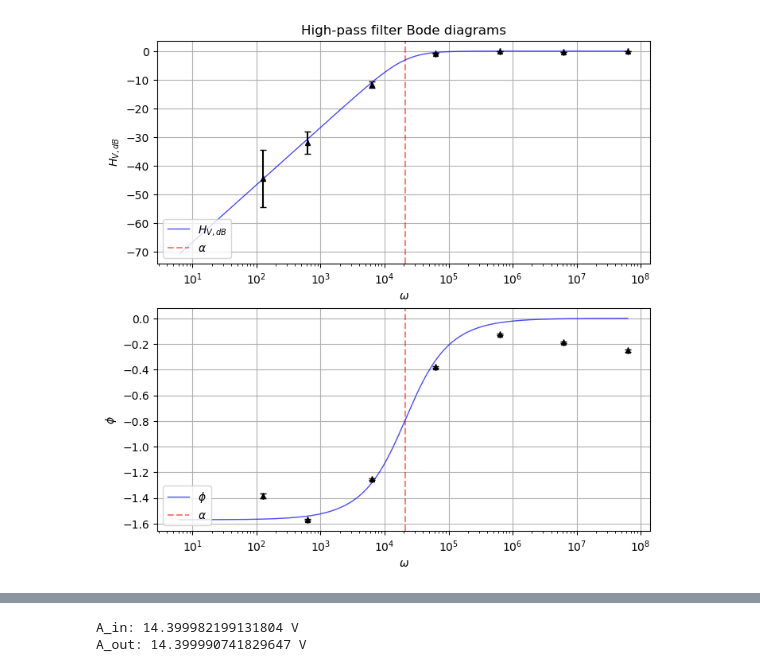
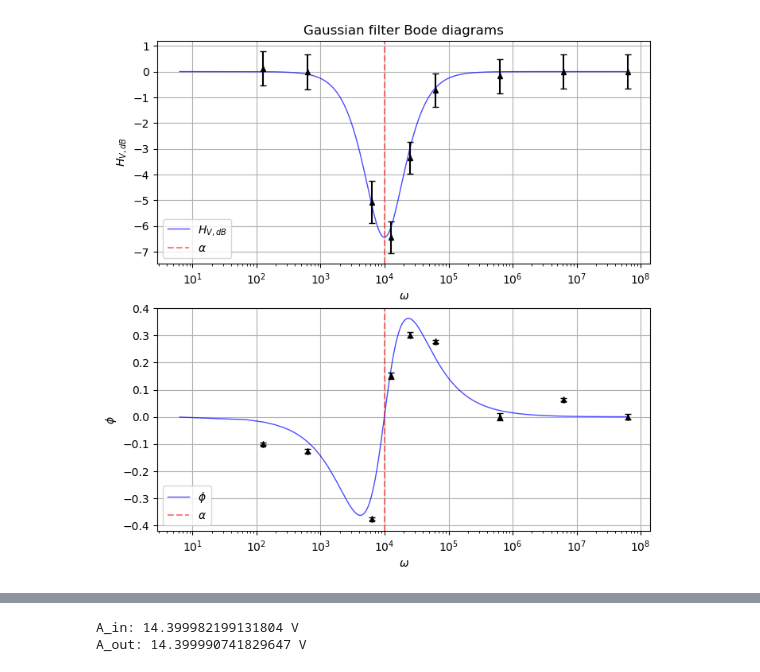
Before and after one commit to JustaPurpleWolf/Undergraduate-Physics-Methods, a Jupyter notebook: Electronics/passive-filters.ipynb, the cells around one changed output, grey strips where cells are left out. Cells and saved outputs as stored; diff of their text form; code cells hidden in the pictures.

Commit message:
Passive filters

```diff
--- a/Electronics/passive-filters.ipynb
+++ b/Electronics/passive-filters.ipynb
@@ -37,7 +6,7 @@ plt.show()
 # %%
-f = 1
+f = 2
 R, C = 10 * 1E3, 4.7 * 1E-9 # Ohms, Farads
-alpha = 1 / (R * C) # Hz
+R1, R2, Cg = 220, 100, 0.68 * 1E-6 # Ohms, Farads
 
 key_words = ["Low-pass", "High-pass", "Gaussian"]
 kw = ["low_pass", "high_pass", "gaussian"]
@@ -45,20 +14,25 @@ data_list = ["20250911_C1_SINE.csv", "20250911_C2_SINE.csv", "20250911_C3_SINE.c
 # %%
 df = pd.read_csv(data_list[f])
 df_Hv = (df["V_out[V]"] - df["noise[V]"]) / df["V_in[V]"]
-df_phase = -2*np.pi*1E-6*df["lag[us]"]
+if f == 0:
+    df_phase = 2*np.pi*1E-6*df["lag[us]"]
+elif f == 1:
+    df_phase = 2*np.pi*1E-6*df["lag[us]"]
+elif f ==2:
+    df_phase = 2*np.pi*1E-6*df["lag[us]"]
 
-delta_in = 0.03*df["V_in[V]"] + 0.02*df["V_scale_in[V]"] + 0.005
-delta_out = 0.03*df["V_out[V]"] + 0.02*df["V_scale_out[V]"] + 0.005
-delta_noise = 0.03*df["noise[V]"] +  0.02*df["V_scale_out[V]"] + 0.005
+
+delta_in = 0.03*df["V_in[V]"] + 0.01*df["V_scale_in[V]"] + 0.001
+delta_out = 0.03*df["V_out[V]"] + 0.01*df["V_scale_out[V]"] + 0.001
+delta_noise = 0.03*df["noise[V]"] +  0.01*df["V_scale_out[V]"] + 0.001
 
 delta_df_Hv = delta_in*(df["V_out[V]"] - df["noise[V]"]) / (df["V_in[V]"]**2) + (delta_out+delta_noise)/ df["V_in[V]"]
-per_delta_df_Hv = delta_df_Hv/df_Hv
 
 delta_f = 0.1
 delta_lag = df["t_scale[us]"]/250 + 50E-6*df["lag[us]"] + 0.06E-3
 
 df_HvdB = 20 * np.log10(df_Hv)
-df_HvdB_err = np.abs(df_HvdB*per_delta_df_Hv)
+df_HvdB_err = (20/np.log(10))*(delta_df_Hv/df_Hv)
 
 df_phi = df_phase*df["f_in[Hz]"]
 df_phi_err = 2*np.pi*1E-6*(df["lag[us]"]*delta_f+ df["f_in[Hz]"]*delta_lag)
@@ -68,36 +42,40 @@ df_omega_err = delta_f*df_omega/df["f_in[Hz]"]
 # %%
 Omega = 2*np.pi*np.linspace(1, 1E7, int(1E6))
 
-if f == 1:
-    H_V_dB = 20 * np.log10(1 / np.sqrt(1 + (alpha / Omega)**2)) #high-pass filter
-    phase = np.arctan(-alpha/Omega)
-elif f == 2:
+if f == 0:
+    alpha = 1 / (R * C) # Hz
     H_V_dB = 20 * np.log10(1 / np.sqrt(1 + (Omega / alpha)**2)) #low-pass filter
     phase = np.arctan(-Omega/alpha)
-elif f == 3:
+elif f == 1:
+    H_V_dB = 20 * np.log10(1 / np.sqrt(1 + (alpha / Omega)**2)) #high-pass filter
+    phase = np.arctan(alpha/Omega)
+elif f == 2:
+    alpha = 1/(Cg*np.sqrt(R1*R2))
+    Z = R1*R2*Omega*Cg-1/(Omega*Cg)
     H_V_dB = 20 * np.log10(np.sqrt((2*R2*(R1+2*R2)+Z**2)**2+(Z**2)*(R1**2)) / ((R1+2*R2)**2 + Z**2)) #band-reject filter
+    phase = np.arctan((Z*R1)/(2*R2*(R1+2*R2)+Z**2))
 
 log_omega = np.log10(Omega)
 fig = plt.figure(figsize=(8,8))
 ax = fig.add_subplot(2,1,1)
 bx = fig.add_subplot(2,1,2)
 
 ax.plot(Omega, H_V_dB, color="b", linewidth = 1, alpha = 0.7, label = "$H_{V,dB}$")
 ax.errorbar(df_omega, df_HvdB,xerr = df_omega_err, yerr = df_HvdB_err,fmt= '^' ,capsize=3, ecolor='k', color = 'k', ms = 5)
 ax.axvline(alpha, color="r", ls="--", label=f"$\\alpha$", alpha = 0.5)
 ax.set(xlabel="$\omega$", ylabel="$H_{V,dB}$")
 
 bx.plot(Omega, phase, color = "b", linewidth = 1, alpha =0.7, label="$\phi$")
 bx.errorbar(df_omega,df_phi,xerr= df_omega_err, yerr = df_phi_err, fmt= '^' ,capsize=3, ecolor='k', color = 'k', ms = 5)
 bx.axvline(alpha, color="r", ls="--", label=f"$\\alpha$", alpha = 0.5)
 bx.set(xlabel="$\omega$", ylabel="$\phi$")
 
 ax.set_xscale('log'), bx.set_xscale('log')
 ax.legend(loc = 3), bx.legend(loc =3)
 ax.grid(), bx.grid()
 
-ax.set_title("High-pass filter Bode diagrams")
-plt.savefig("high_pass_filter_bode.png")
+ax.set_title(f"{key_words[f]} filter Bode diagrams")
+plt.savefig(f"{kw[f]}_filter_bode.png")
 plt.show()
 # %% [output]
-[figure, old version]
+[figure, new version]
```
Also changed, not shown: parts of 6 cells of this notebook, 5 other files.
